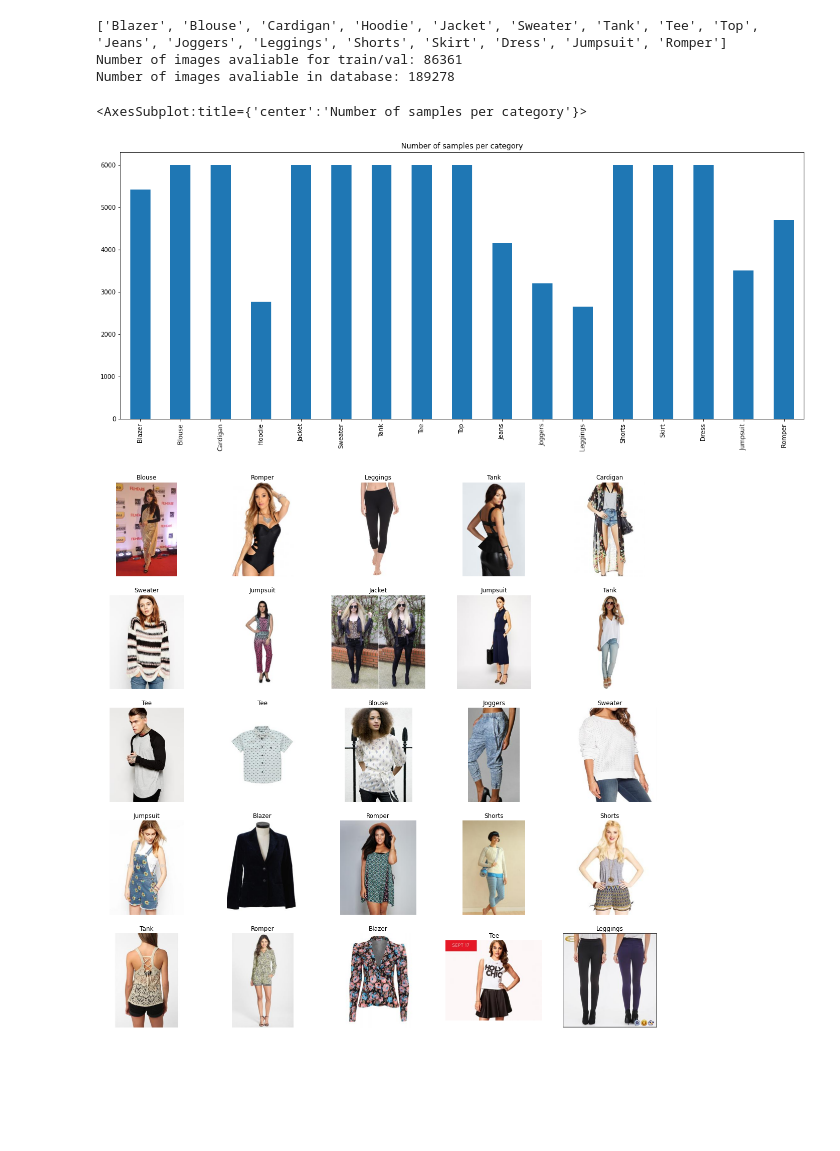
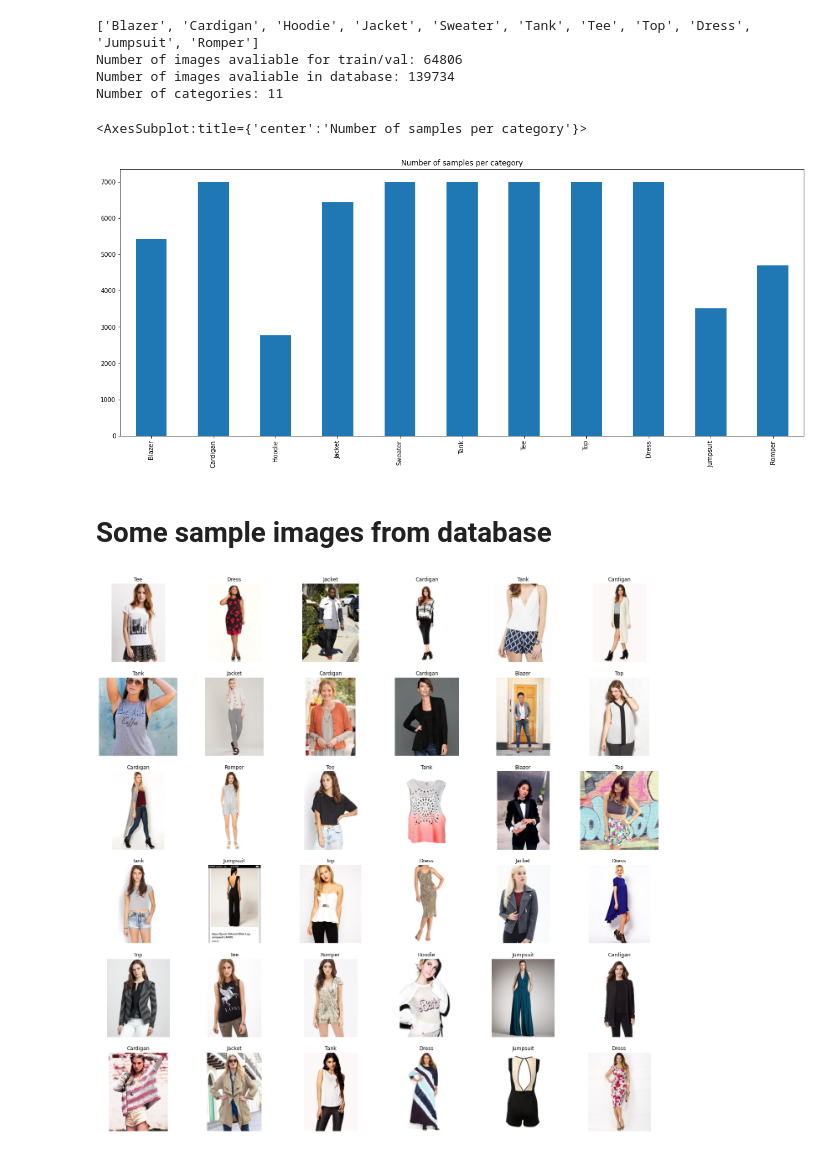
Before and after one commit to sahilb2002/fashion_recommendation_system, a Jupyter notebook: data_exploration.ipynb, the cells around one changed output. Saved outputs shown, nothing was run; the diff lists cells and outputs as text; code cells hidden in the pictures; blank space fills up the shorter version.

Commit message:
completed training

```diff
--- a/data_exploration.ipynb
+++ b/data_exploration.ipynb
@@ -22,17 +20,17 @@ labels = pd.read_csv(path, sep=',', engine = 'python')
 # load the label names
 
 label_name = pd.read_csv('../dataset/anno/list_category_cloth.txt', sep='        ',engine='python')
+cloth_type =  [1, 1, 1, 1, 1, 1, 1, 1, 1, 1, 1, 1, 1, 1, 1, 1, 1, 1, 1, 1, 2, 2, 2, 2, 2, 2, 2, 2, 2, 2, 2, 2, 2, 2, 2, 2, 3, 3, 3, 3, 3, 3, 3, 3, 3, 3, 3, 3, 3, 3]
 label_list  = []
 for x in label_name.index:
     if x[-1].isnumeric():
         label_list.append(x[:-1].strip())
     else:
         label_list.append(x)
+# _________________________________________________________________________________________________________________#
+# Take only those categories whose number of samples are greater than 2000, take max of 7000 samples. Remove lower body clothes and "blouse" which is similar to "top"
 
-# _________________________________________________________________________________________________________________#
-# Take only those categories whose number of samples are greater than 2000, take max of 6000 samples
-
-upp_bound = 6000
+upp_bound = 7000
 lower_bound = 2000
 
 cats = labels.groupby(labels['category_label'])
@@ -40,6 +38,9 @@ train_data = pd.DataFrame(columns=labels.columns)
 total_database = pd.DataFrame(columns=labels.columns)
 
 for c in cats.groups:
+    id = int(c-1)
+    if cloth_type[id] == 2 or label_list[id].lower() == 'blouse':
+        continue
     data = cats.get_group(c)
     if len(data) < lower_bound:
         continue
@@ -71,6 +72,7 @@ total_database['category_label'] = total_database['category_label'].astype(int)
 print(new_labels)
 print("Number of images avaliable for train/val:",train_data.shape[0])
 print("Number of images avaliable in database:",total_database.shape[0])
+print("Number of categories:",len(new_labels))
 
 
 new_count = train_data['category_label'].value_counts().sort_index()
@@ -79,26 +81,29 @@ plt.figure(figsize=(20,8))
 plt.title('Number of samples per category')
 new_count.plot(kind='bar')
 # %% [output]
-['Blazer', 'Blouse', 'Cardigan', 'Hoodie', 'Jacket', 'Sweater', 'Tank', 'Tee', 'Top', 'Jeans', 'Joggers', 'Leggings', 'Shorts', 'Skirt', 'Dress', 'Jumpsuit', 'Romper']
-Number of images avaliable for train/val: 86361
-Number of images avaliable in database: 189278
+['Blazer', 'Cardigan', 'Hoodie', 'Jacket', 'Sweater', 'Tank', 'Tee', 'Top', 'Dress', 'Jumpsuit', 'Romper']
+Number of images avaliable for train/val: 64806
+Number of images avaliable in database: 139734
+Number of categories: 11
 <AxesSubplot:title={'center':'Number of samples per category'}>
-[figure, old version]
+[figure, new version]
+# %% [markdown]
+# Some sample images from database
 # %%
 # Some sample images
 train_data = train_data.sample(frac=1).reset_index(drop=True)
-n_samples = 5
+n_samples = 6
 plt.figure(figsize=(n_samples*4,n_samples*4))
 for i in range(n_samples*n_samples):
     img_path = train_data.iloc[i]['image_name']
     category = new_labels[train_data.iloc[i]['category_label']]
     plt.subplot(n_samples,n_samples,i+1)
     plt.imshow(cv2.cvtColor(cv2.imread(img_path), cv2.COLOR_BGR2RGB))
     plt.title(category)
     plt.axis('off')
 
 plt.show()
 # %% [output]
-[figure, old version]
+[figure, new version]
 # %%
 # save the data
```
Also changed, not shown: parts of 4 cells of this notebook, 4 other files.
